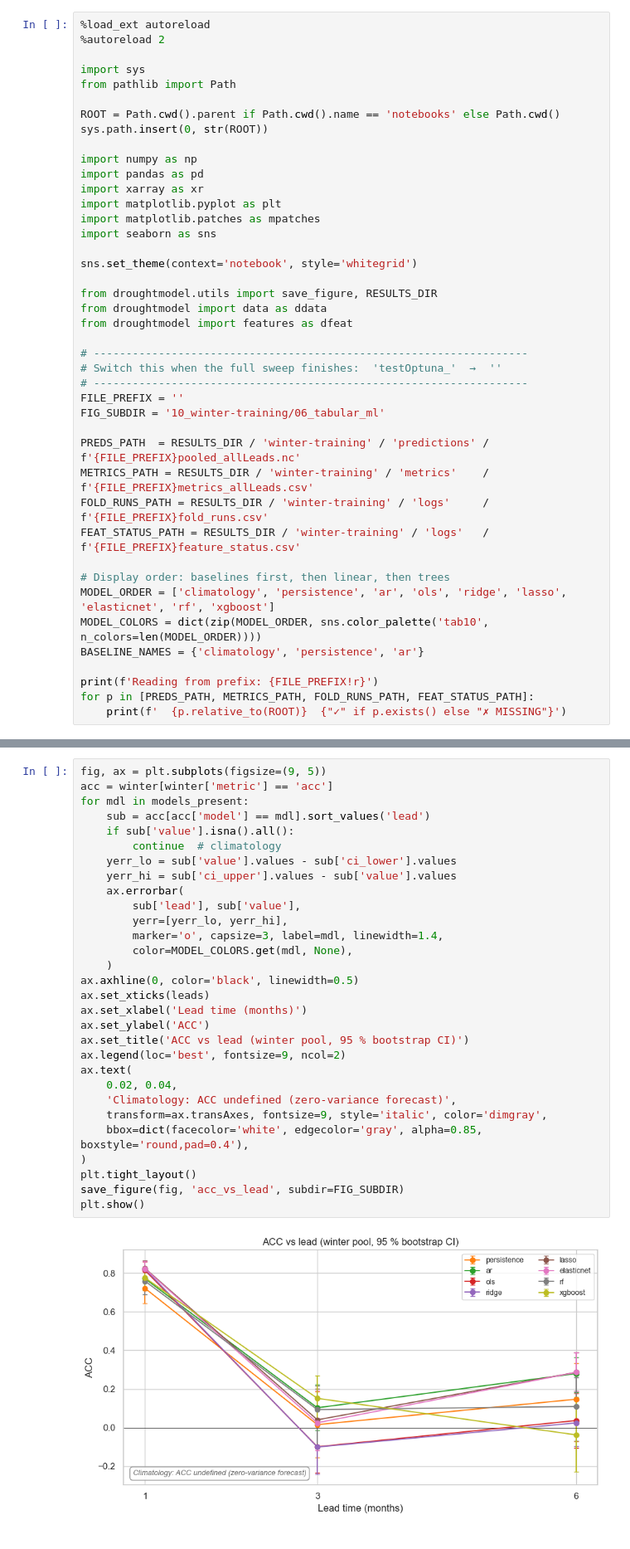
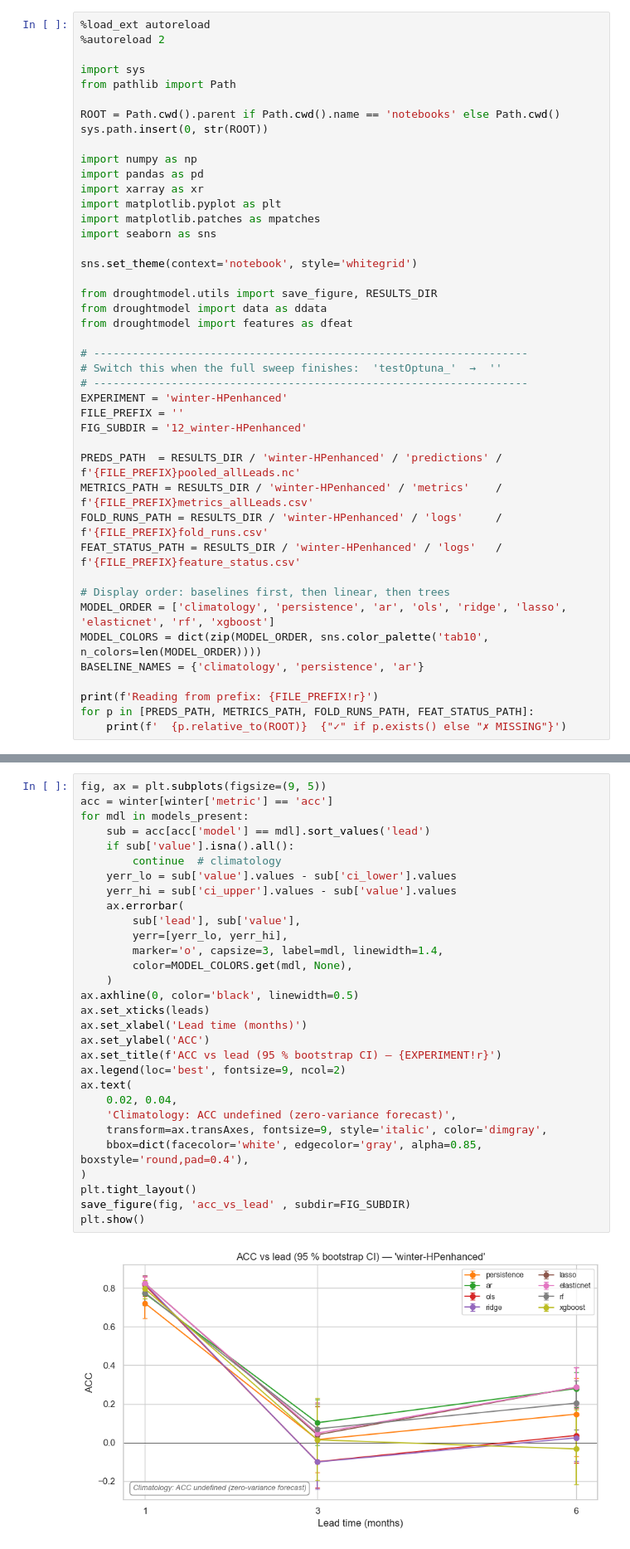
Before and after one commit to anasoubaha/A4-DroughtForecasting-Modeling, a Jupyter notebook: notebooks/06_results_tabular_ml_winter.ipynb, the cells around one changed output, grey strips where cells are left out. Shown at 83% size. Cells and saved outputs as stored; diff of their text form.

```diff
--- a/notebooks/06_results_tabular_ml_winter.ipynb
+++ b/notebooks/06_results_tabular_ml_winter.ipynb
@@ -45,13 +45,14 @@ from droughtmodel import features as dfeat
 # -------------------------------------------------------------------
 # Switch this when the full sweep finishes:  'testOptuna_'  →  ''
 # -------------------------------------------------------------------
+EXPERIMENT = 'winter-HPenhanced'
 FILE_PREFIX = ''
-FIG_SUBDIR = '10_winter-training/06_tabular_ml'
+FIG_SUBDIR = '12_winter-HPenhanced'
 
-PREDS_PATH  = RESULTS_DIR / 'winter-training' / 'predictions' / f'{FILE_PREFIX}pooled_allLeads.nc'
-METRICS_PATH = RESULTS_DIR / 'winter-training' / 'metrics'    / f'{FILE_PREFIX}metrics_allLeads.csv'
-FOLD_RUNS_PATH = RESULTS_DIR / 'winter-training' / 'logs'     / f'{FILE_PREFIX}fold_runs.csv'
-FEAT_STATUS_PATH = RESULTS_DIR / 'winter-training' / 'logs'   / f'{FILE_PREFIX}feature_status.csv'
+PREDS_PATH  = RESULTS_DIR / 'winter-HPenhanced' / 'predictions' / f'{FILE_PREFIX}pooled_allLeads.nc'
+METRICS_PATH = RESULTS_DIR / 'winter-HPenhanced' / 'metrics'    / f'{FILE_PREFIX}metrics_allLeads.csv'
+FOLD_RUNS_PATH = RESULTS_DIR / 'winter-HPenhanced' / 'logs'     / f'{FILE_PREFIX}fold_runs.csv'
+FEAT_STATUS_PATH = RESULTS_DIR / 'winter-HPenhanced' / 'logs'   / f'{FILE_PREFIX}feature_status.csv'
 
 # Display order: baselines first, then linear, then trees
 MODEL_ORDER = ['climatology', 'persistence', 'ar', 'ols', 'ridge', 'lasso', 'elasticnet', 'rf', 'xgboost']
@@ -199,35 +202,35 @@ Anomaly Correlation Coefficient across leads for every model. Climatology is omi
 # %%
 fig, ax = plt.subplots(figsize=(9, 5))
 acc = winter[winter['metric'] == 'acc']
 for mdl in models_present:
     sub = acc[acc['model'] == mdl].sort_values('lead')
     if sub['value'].isna().all():
         continue  # climatology
     yerr_lo = sub['value'].values - sub['ci_lower'].values
     yerr_hi = sub['ci_upper'].values - sub['value'].values
     ax.errorbar(
         sub['lead'], sub['value'],
         yerr=[yerr_lo, yerr_hi],
         marker='o', capsize=3, label=mdl, linewidth=1.4,
         color=MODEL_COLORS.get(mdl, None),
     )
 ax.axhline(0, color='black', linewidth=0.5)
 ax.set_xticks(leads)
 ax.set_xlabel('Lead time (months)')
 ax.set_ylabel('ACC')
-ax.set_title('ACC vs lead (winter pool, 95 % bootstrap CI)')
+ax.set_title(f'ACC vs lead (95 % bootstrap CI) — {EXPERIMENT!r}')
 ax.legend(loc='best', fontsize=9, ncol=2)
 ax.text(
     0.02, 0.04,
     'Climatology: ACC undefined (zero-variance forecast)',
     transform=ax.transAxes, fontsize=9, style='italic', color='dimgray',
     bbox=dict(facecolor='white', edgecolor='gray', alpha=0.85, boxstyle='round,pad=0.4'),
 )
 plt.tight_layout()
-save_figure(fig, 'acc_vs_lead', subdir=FIG_SUBDIR)
+save_figure(fig, 'acc_vs_lead' , subdir=FIG_SUBDIR)
 plt.show()
 # %% [output]
-[figure, old version]
+[figure, new version]
 # %% [markdown]
 ## 4. Per-cell ACC spatial maps — XGBoost vs Persistence
 
```
Also changed, not shown: parts of 5 cells of this notebook, 54 other files.
